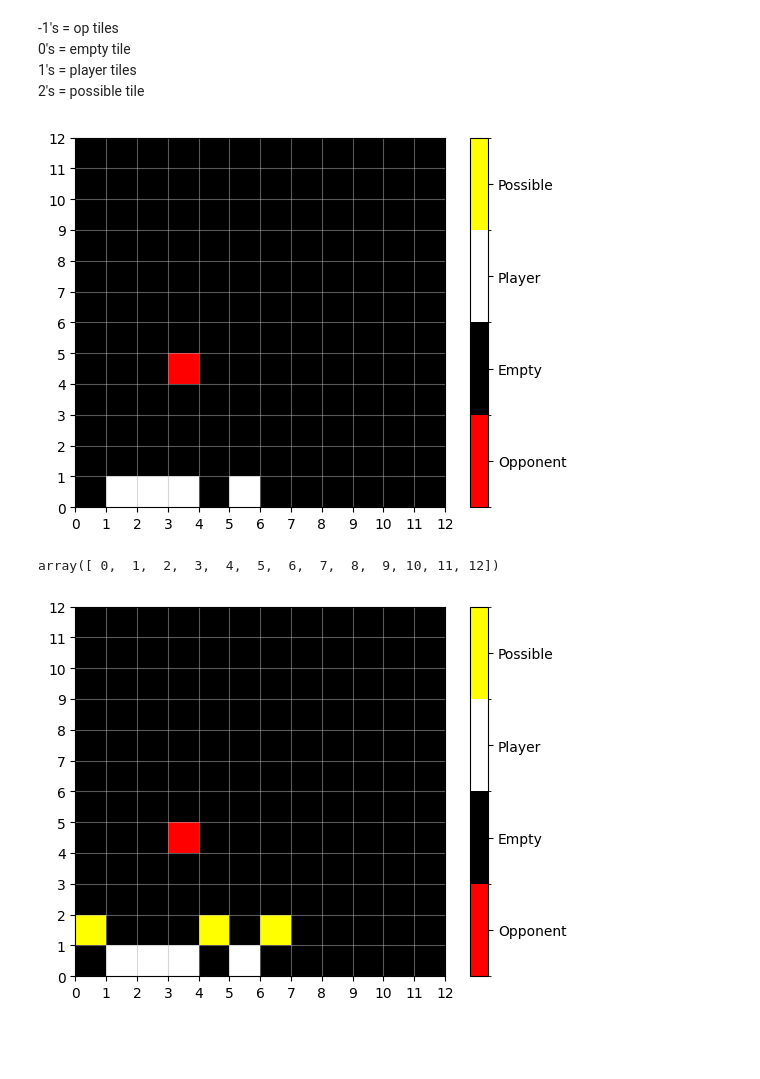
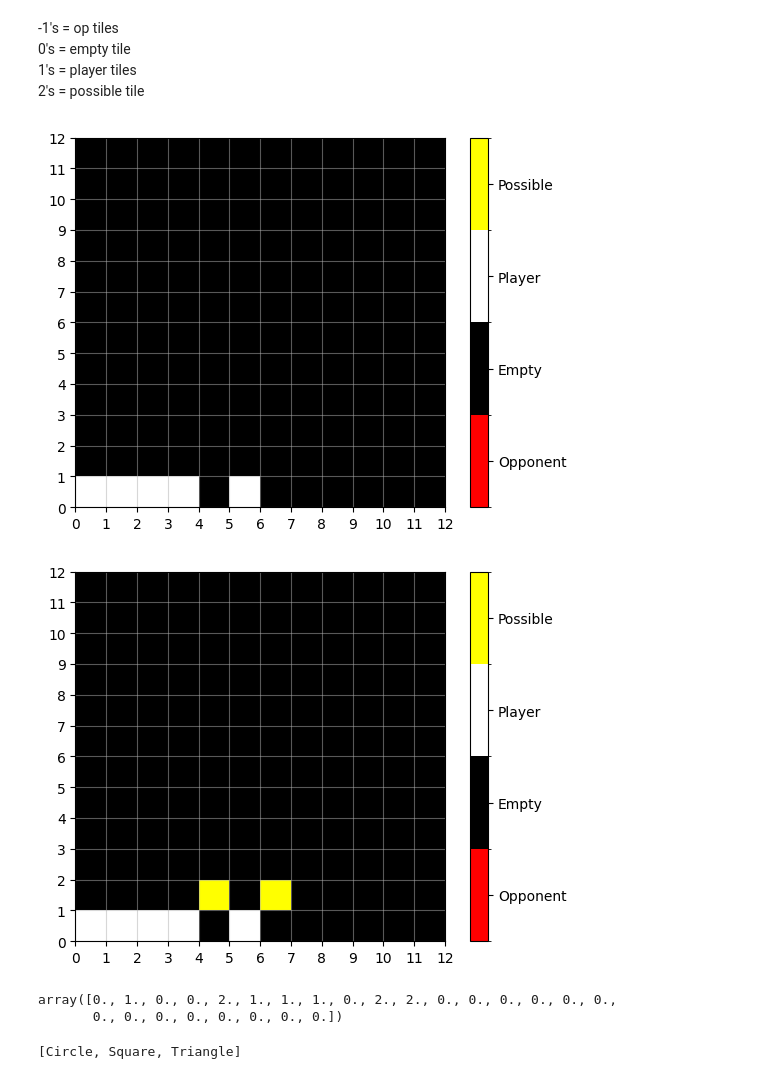
Before and after one commit to matthewnevelos/BlokusBot, a Jupyter notebook: blokus_util/sandbox.ipynb, the cells around one changed output. Cells and saved outputs as stored; diff of their text form; code cells hidden in the pictures; blank space fills up the shorter version.

```diff
--- a/blokus_util/sandbox.ipynb
+++ b/blokus_util/sandbox.ipynb
@@ -9,16 +9,38 @@ import matplotlib.pyplot as plt
 2's = possible tile
 # %%
 board = np.zeros(12*12)
-board[[1,2,3,4,5,51]] = [1,1,1,0,1,-1]
+board[[0,1,2,3,4,5]] = [1,1,1,1,0,1]
 game.show_board(board)
 # %% [output]
-[figure, old version]
+[figure, new version]
-# %%
-np.arange(0, 13, 1)
-# %% [output]
-array([ 0,  1,  2,  3,  4,  5,  6,  7,  8,  9, 10, 11, 12])
 # %%
 board = player.available_tile(board)
 game.show_board(board)
 # %% [output]
-[figure, old version]
+[figure, new version]
+# %%
+tiles = np.zeros(25)
+tiles[[1,5,6,7]] = 1
+tiles[[4,9,10]] = 2
+# tiles = tiles.reshape(5,5)
+tiles
+# %% [output]
+array([0., 1., 0., 0., 2., 1., 1., 1., 0., 2., 2., 0., 0., 0., 0., 0., 0.,
+       0., 0., 0., 0., 0., 0., 0., 0.])
+# %%
+class Shape:
+    def __init__(self, name, color):
+        self.name = name
+        self.color = color
+
+    def __str__(self):
+        return self.name
+
+    def __repr__(self):
+        return self.name
+
+# Example usage
+shapes = [Shape("Circle", "Red"), Shape("Square", "Blue"), Shape("Triangle", "Green")]
+print(shapes)
+# %% [output]
+[Circle, Square, Triangle]
```
